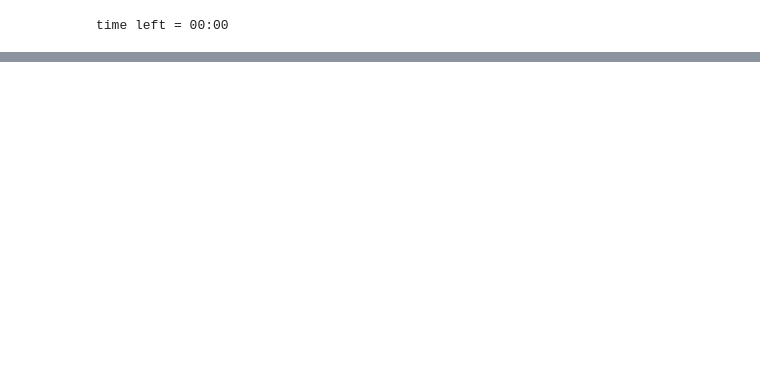
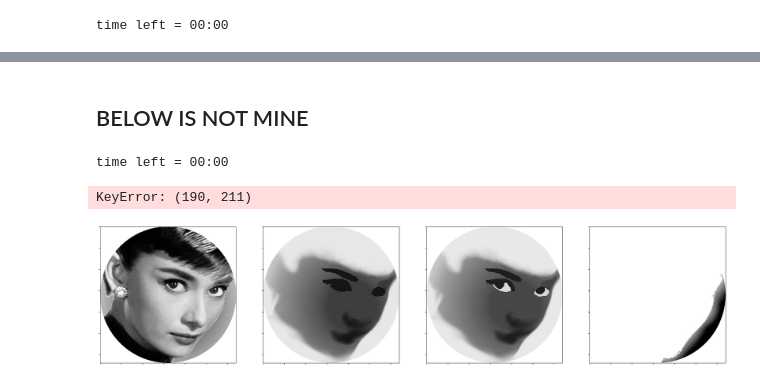
Before and after one commit to andrewcaiuuu/ece5760, a Jupyter notebook: project/examples/sequential/audrey_hepburn.ipynb, the cells around one changed output, grey strips where cells are left out. Cells and saved outputs as stored; diff of their text form; code cells hidden in the pictures; blank space fills up the shorter version.

```diff
--- a/project/examples/sequential/audrey_hepburn.ipynb
+++ b/project/examples/sequential/audrey_hepburn.ipynb
@@ -155,0 +171,20 @@ image.show()
+# %%
+building = np.zeros((3200, 3200))
+building = np.full((3200, 3200), 255)
+through_pixels_dict = build_through_pixels_dict(n_hooks)
+
+max_iters = 30
+for num_iters in range(max_iters):
+    chosen_i = compute_norm()
+
+    for val in chosen_i.values():
+        #print("chosen_i val: ", val)
+        (i, j) = val[1]
+        pixels = through_pixels_dict[(i, j)]
+
+        # draw a black line
+        building[pixels[:, 0], pixels[:, 1]] = 0
+        through_pixels_dict.pop((i, j))
+
+image = Image.fromarray(building)
+image.show()
@@ -155,0 +228,2 @@ image.show()
+# %% [markdown]
+## BELOW IS NOT MINE
@@ -155,0 +405,28 @@ image.show()
+# %%
+image_black = prepare_image("ah_monochrome.jpg")
+image_wneg = prepare_image("ah_wneg.jpg", weighting=True)
+image_wpos = prepare_image("ah_wpos.jpg", weighting=True)
+image_white = prepare_image("ah_white.jpg")
+image_list = [image_black, image_wneg, image_wpos, image_white]
+display_images(image_list)
+
+wheel_real_size = 0.58
+hook_real_size = 6 * (10**-3)
+wheel_pixel_size = 3200
+hook_pixel_size = (hook_real_size / wheel_real_size) * wheel_pixel_size
+n_hooks = 180
+
+hooks = generate_hooks_with_size(n_hooks, wheel_pixel_size, hook_pixel_size)
+through_pixels_dict = build_through_pixels_dict(n_hooks)
+
+lines = find_lines(image_black, n_lines=3400,
+                   darkness=180, lightness_penalty=0.35,
+                   w_pos=image_wpos, w_neg=image_wneg,
+                   line_norm_mode="length",
+                   time_saver=0.5)
+
+save_plot_progress([lines], [(0,0,0)], "audrey hepburn output", 3200, [0.2, 0.4, 0.6, 0.8, 1])
+# %% [output]
+time left = 00:00
+KeyError: (190, 211)
+[figure, added]
```
Also changed, not shown: parts of 12 cells of this notebook, 5 other files.
